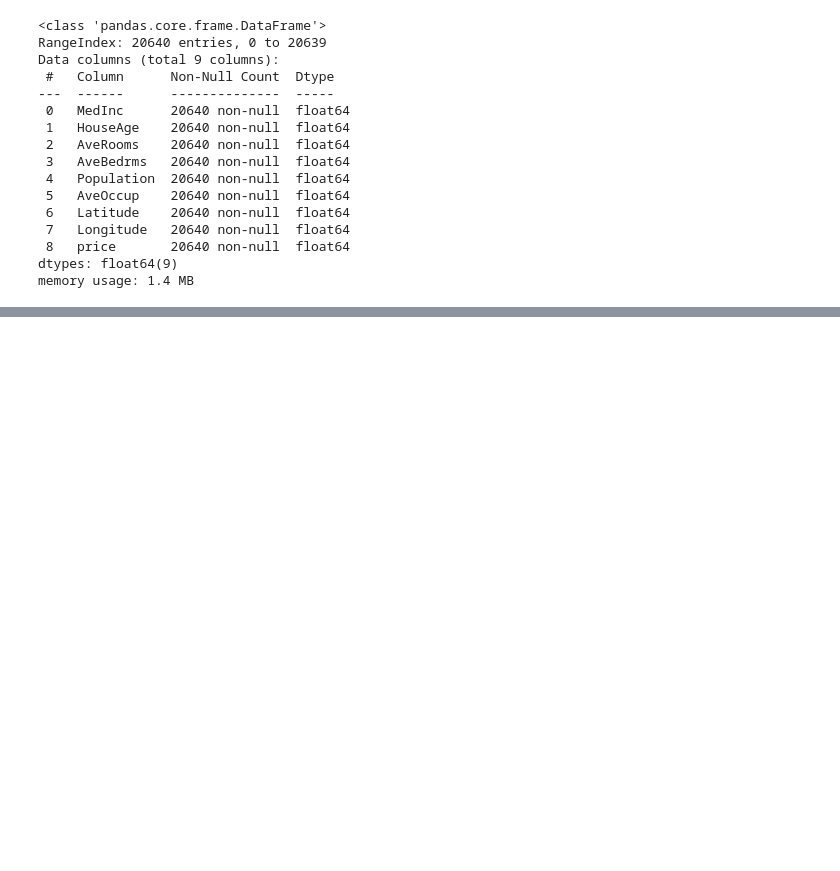
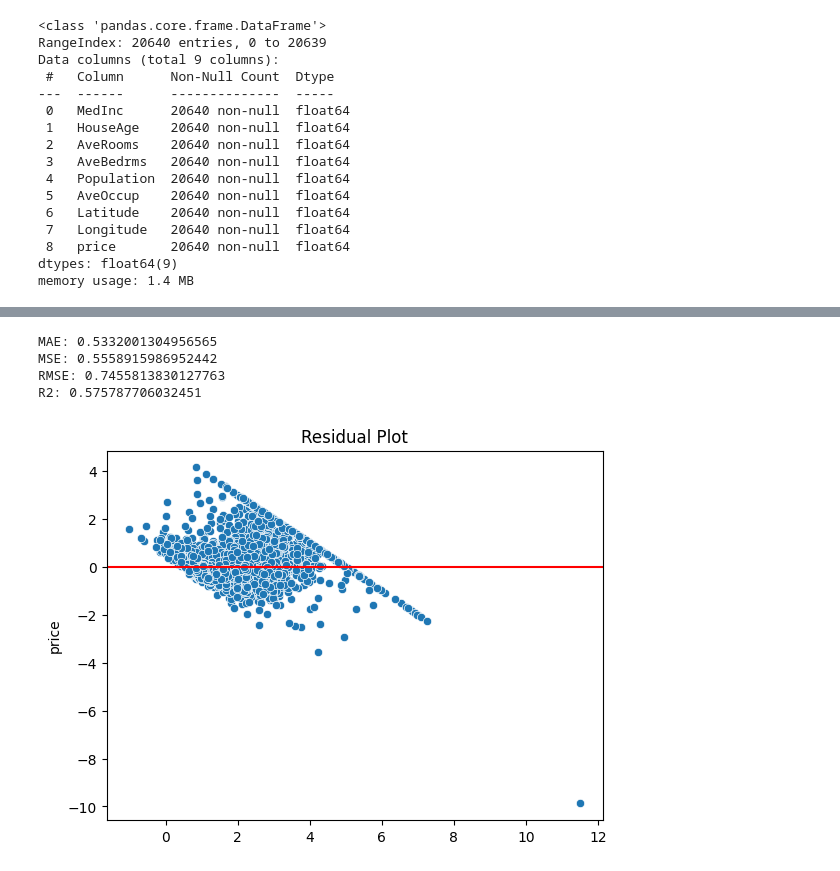
Before and after one commit to rashmibenni292-benni/linear-regression-from-scratch, a Jupyter notebook: notebooks/linear_regression_from_scratch.ipynb, the cells around one changed output, grey strips where cells are left out. Cells and saved outputs as stored; diff of their text form; code cells hidden in the pictures; blank space fills up the shorter version.

```diff
--- a/notebooks/linear_regression_from_scratch.ipynb
+++ b/notebooks/linear_regression_from_scratch.ipynb
@@ -57,0 +109,31 @@ files.download("housing.csv")
+# %%
+class LinearRegressionScratch:
+    def __init__(self, lr=0.01, epochs=2000):
+        self.lr = lr
+        self.epochs = epochs
+
+    def fit(self, X, y):
+        self.m, self.n = X.shape
+        self.W = np.zeros(self.n)
+        self.b = 0
+
+        for _ in range(self.epochs):
+            y_pred = np.dot(X, self.W) + self.b
+            dw = (1/self.m) * np.dot(X.T, (y_pred - y))
+            db = (1/self.m) * np.sum(y_pred - y)
+
+            self.W -= self.lr * dw
+            self.b -= self.lr * db
+
+    def predict(self, X):
+        return np.dot(X, self.W) + self.b
+# %%
+scratch_model = LinearRegressionScratch()
+scratch_model.fit(X_train_scaled, y_train)
+
+y_pred_scratch = scratch_model.predict(X_test_scaled)
+# %%
+sk_model = LinearRegression()
+sk_model.fit(X_train_scaled, y_train)
+
+y_pred_sk = sk_model.predict(X_test_scaled)
@@ -57,0 +146,16 @@ files.download("housing.csv")
+# %%
+evaluate(y_test, y_pred_sk)
+# %% [output]
+MAE: 0.5332001304956565
+MSE: 0.5558915986952442
+RMSE: 0.7455813830127763
+R2: 0.575787706032451
+# %%
+residuals = y_test - y_pred_sk
+
+sns.scatterplot(x=y_pred_sk, y=residuals)
+plt.axhline(0, color='red')
+plt.title("Residual Plot")
+plt.show()
+# %% [output]
+[figure, added]
```
Also changed, not shown: parts of 8 cells of this notebook.
